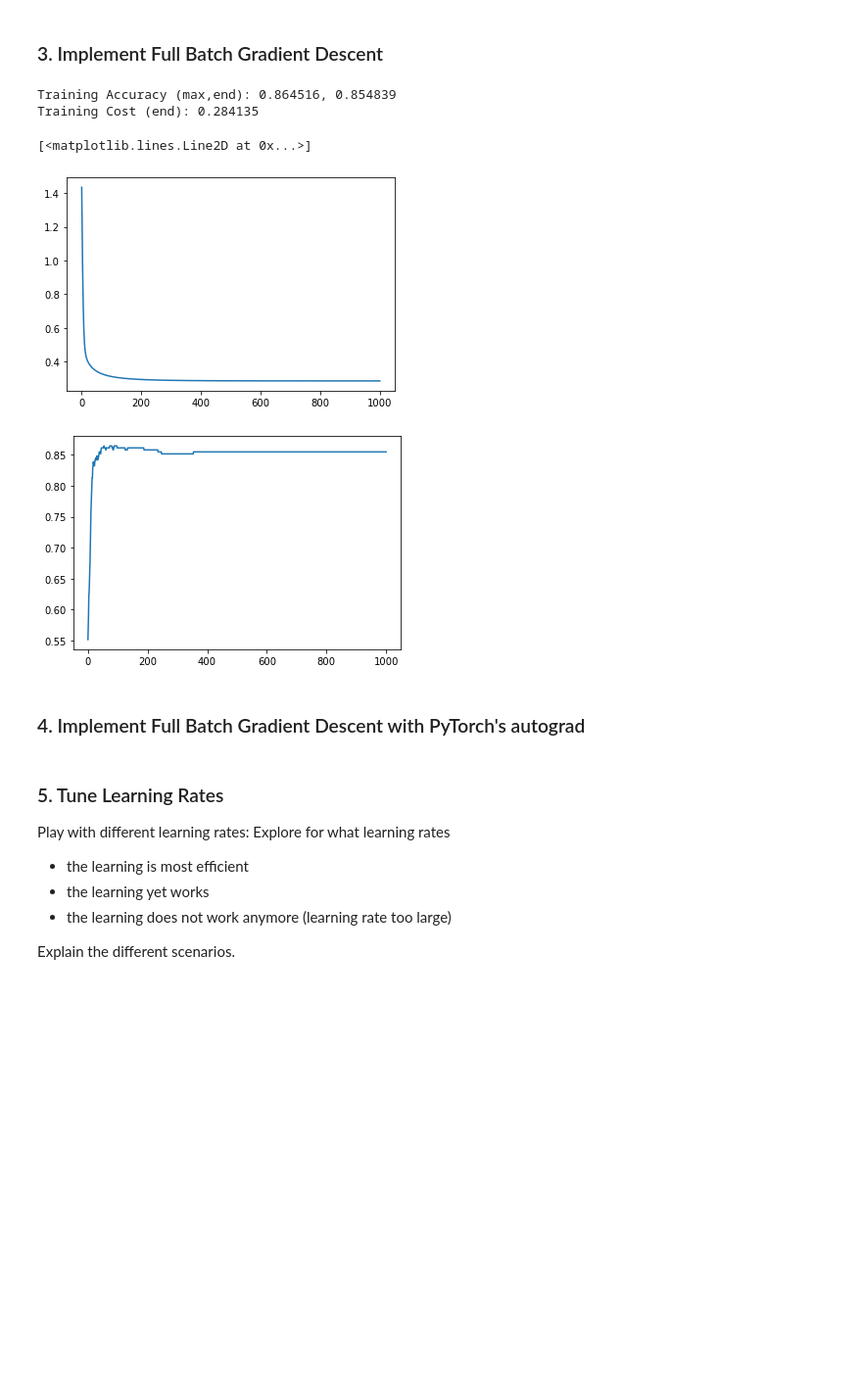
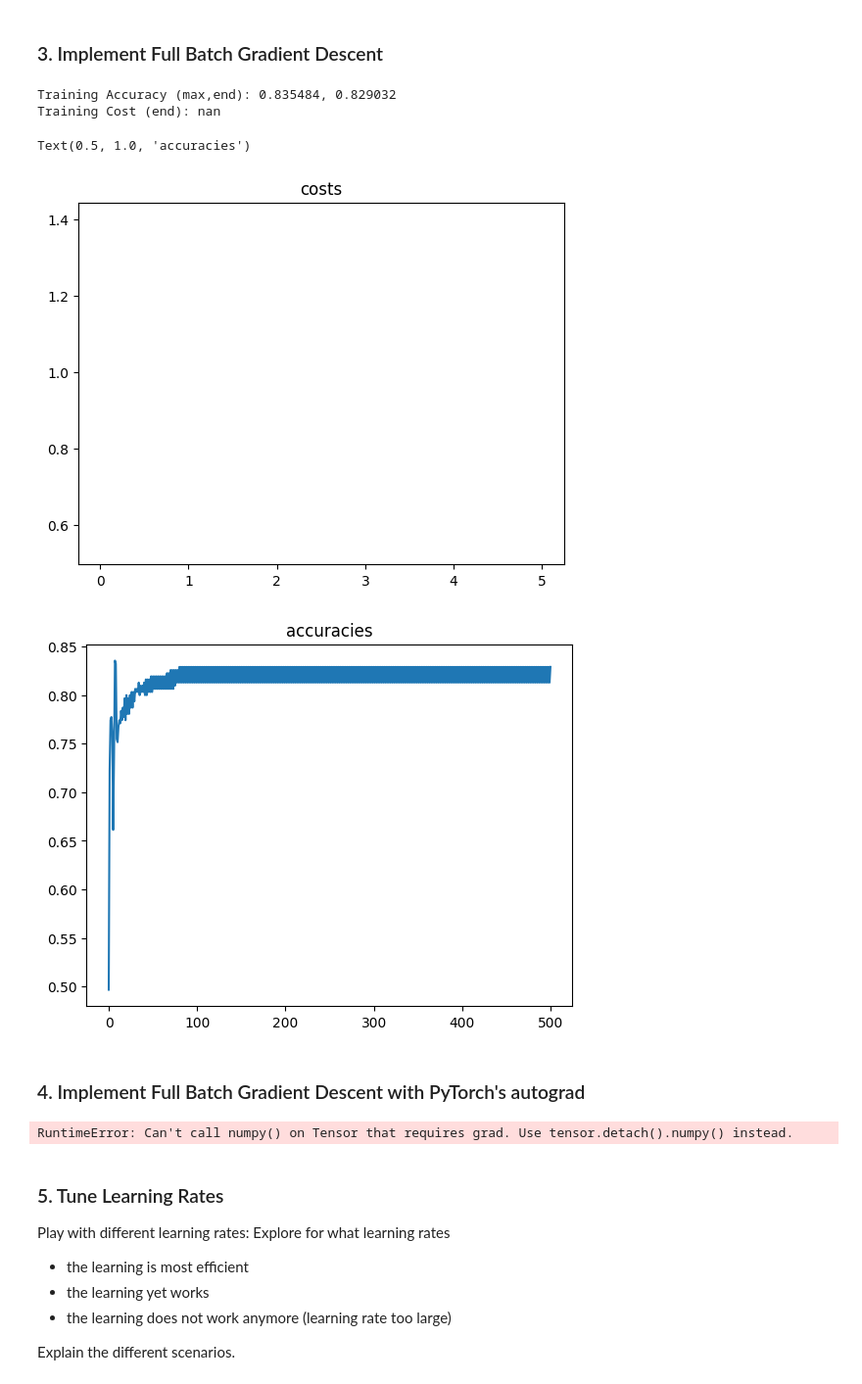
Before and after one commit to ayomeer/DeLearn, a Jupyter notebook: DL-PW-02/jupyter/pw02_binary_classification_GD_stud.ipynb, the cells around one changed output. Shown at 98% size. Cells and saved outputs as stored; diff of their text form; code cells hidden in the pictures; blank space fills up the shorter version.

```diff
--- a/DL-PW-02/jupyter/pw02_binary_classification_GD_stud.ipynb
+++ b/DL-PW-02/jupyter/pw02_binary_classification_GD_stud.ipynb
@@ -85,9 +85,10 @@ def cost(X,Y,W):
 
     # Cost function
     C = -(1/N)*( Y.T@np.log(Y_hat) + (1-Y).T@np.log(1-Y_hat)) # Summing achieved w/ inner products
-    return C
+    return C.squeeze().item()
     # YOUR CODE (END)
 
 W = torch.randn((1,13), dtype=torch.double)
 print(cost(X,Y,W))
+print("test prediction: ", predict(X[0],W))
 # %% [output]
@@ -98,10 +100,22 @@ def gradient_cost(X,Y,W):
     # YOUR CODE (START)
     s = predict(X, W) # (Nx1)
     gradC = (1/N)*((s-Y).T@X).T
+
     return gradC
     # YOUR CODE (END)
 
 def accuracy(Y,Yhat):
     # YOUR CODE (START)
-    pass
+    prediction = Yhat
+    prediction[prediction<0.5] = 0
+    prediction[prediction>=0.5] = 1
+
+    # accuracy = correct predictions / total predictions
+    n = prediction.shape[0]
+    nCorrect = sum(prediction == Y).item() # sum() function treats True & False as 1 & 0
+    accuracy = nCorrect / n
+
+    return accuracy
     # YOUR CODE (END)
+
+print(accuracy(Y,predict(X,W)))
@@ -134,43 +150,77 @@ tensor([[-0.0832],
 ### 3. Implement Full Batch Gradient Descent
 # %%
 # adjust if needed
-nepochs = 1000
-lr = 1.0
+nepochs = 500
+lr = 15
 
-## initial parameter
+## initial weight parameters
 W = torch.randn((1,13), dtype=torch.double)
 
 # track the costs
 costs = [cost(X,Y,W)]
 accs = [accuracy(Y,predict(X,W))]
 
 # YOUR CODE (START)
 
 # loop over the epochs: update parameter values, compute the cost and add it to the costs list
 for epoch in range(nepochs):
-    W = ...
+    W = W - lr * gradient_cost(X, Y, W).T
     costs.append(cost(X,Y,W))
     accs.append(accuracy(Y,predict(X,W)))
 
 # YOUR CODE (END)
 
 # some output
 accs = np.array(accs)
 
 print("Training Accuracy (max,end): %f, %f"%(np.max(accs), accs[-1]))
-print("Training Cost (end): %f"%costs[-1].item())
+print("Training Cost (end): %f"%costs[-1])
 plt.figure(1)
 plt.plot(range(nepochs+1),costs)
+plt.title("costs")
 plt.figure(2)
 plt.plot(range(nepochs+1),accs)
+plt.title("accuracies")
 # %% [output]
-Training Accuracy (max,end): 0.864516, 0.854839
-Training Cost (end): 0.284135
+Training Accuracy (max,end): 0.835484, 0.829032
+Training Cost (end): nan
-[<matplotlib.lines.Line2D at 0x...>]
+Text(0.5, 1.0, 'accuracies')
-[figure, old version]
+[figure, new version]
-[figure, old version]
+[figure, new version]
 # %% [markdown]
 ### 4. Implement Full Batch Gradient Descent with PyTorch's autograd
+# %%
+nepochs = 1000
+lr = 1
+
+## initial weight parameters
+W = torch.randn((1,13), dtype=torch.double, requires_grad = True)
+
+cost_ce = torch.nn.CrossEntropyLoss()
+optimizer = torch.optim.SGD([W] , lr = lr)
+
+# track the costs
+costs = []
+
+
+# loop over the epochs: update parameter values, compute the cost and add it to the costs list
+for epoch in range(nepochs):
+    pred = predict(X,W)
+    loss = cost_ce(pred, Y)
+    costs.append(loss.detach().numpy())
+
+    optimizer.zero_grad()
+    loss.backward()
+    optimizer.step()
+
+
+costs.append(cost_ce(predict(X,W), Y).detach().numpy())
+
+# some output
+cost_gd = costs[-1]
+plt.plot(range(nepochs+1),costs)
+# %% [output]
+RuntimeError: Can't call numpy() on Tensor that requires grad. Use tensor.detach().numpy() instead.
 # %% [markdown]
 ### 5. Tune Learning Rates
 
```
Also changed, not shown: parts of 4 cells of this notebook.
